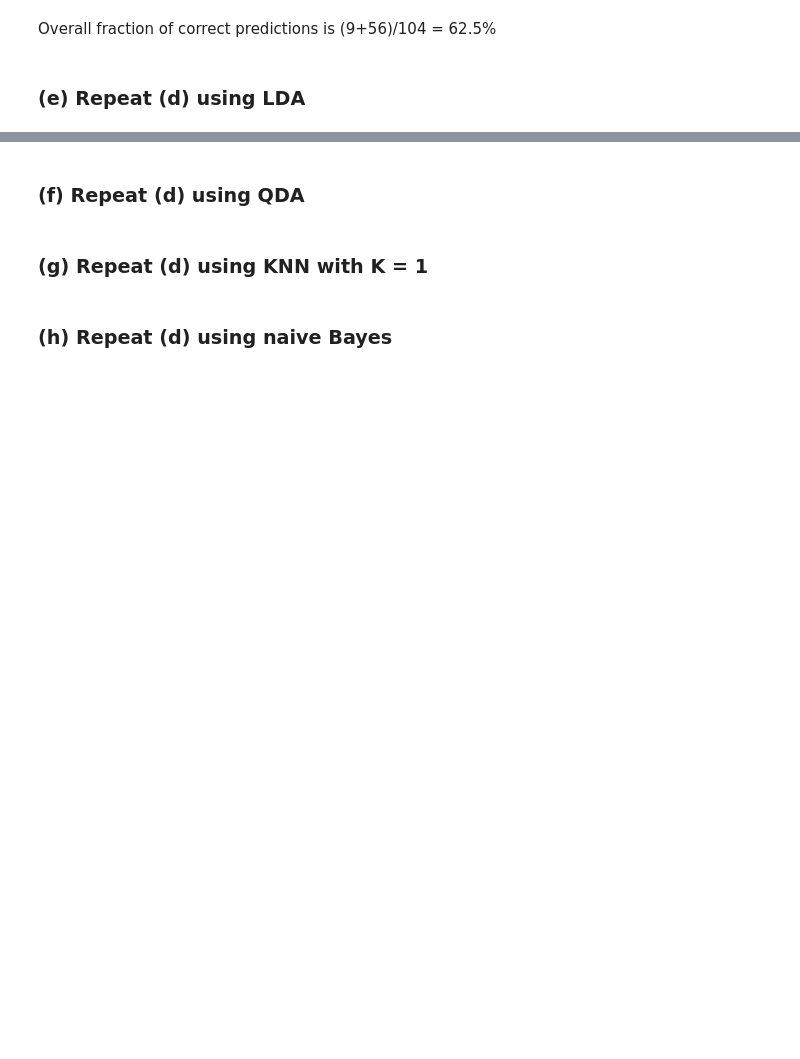
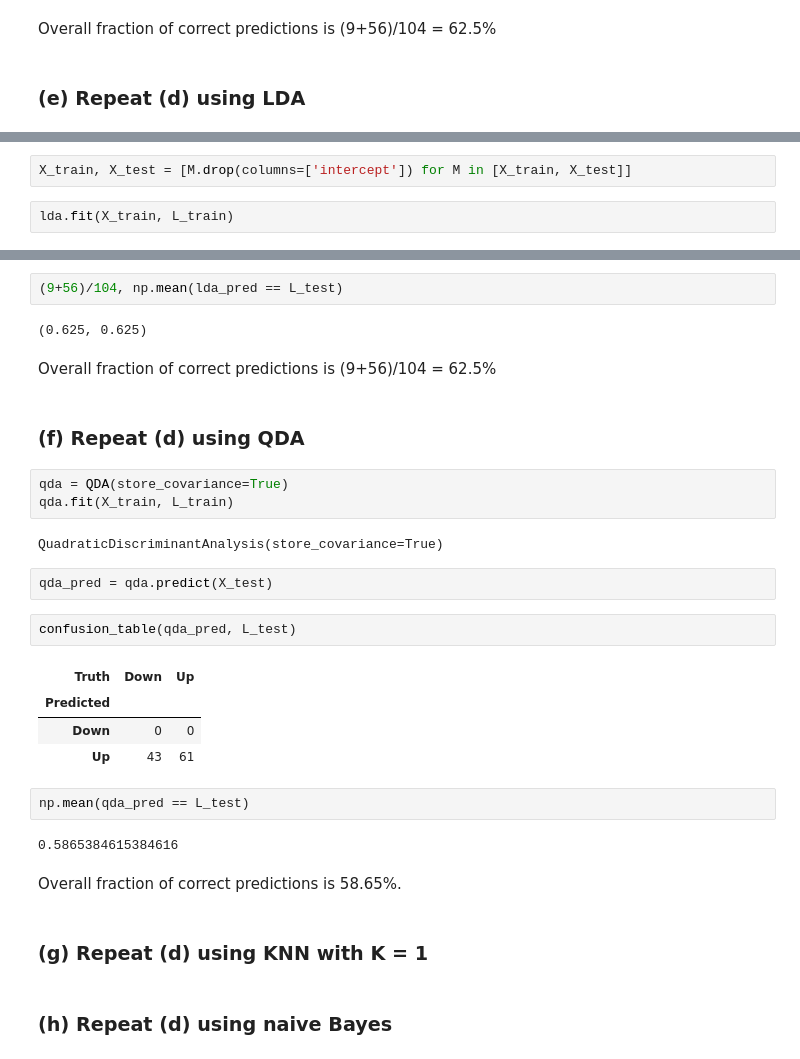
Before and after one commit to carmancater/an-introduction-to-statistical-learning-with-applications-in-python, a Jupyter notebook: Chapter 04 - Classification/Ch 4 Ex 13.ipynb, the cells around one changed output, grey strips where cells are left out. Cells and saved outputs as stored; diff of their text form; blank space fills up the shorter version.

```diff
--- a/Chapter 04 - Classification/Ch 4 Ex 13.ipynb
+++ b/Chapter 04 - Classification/Ch 4 Ex 13.ipynb
@@ -149,0 +155,4 @@ Overall fraction of correct predictions is (9+56)/104 = 62.5%
+# %%
+X_train, X_test = [M.drop(columns=['intercept']) for M in [X_train, X_test]]
+# %%
+lda.fit(X_train, L_train)
@@ -150,5 +170,31 @@ Overall fraction of correct predictions is (9+56)/104 = 62.5%
+# %%
+(9+56)/104, np.mean(lda_pred == L_test)
+# %% [output]
+(0.625, 0.625)
+# %% [markdown]
+Overall fraction of correct predictions is (9+56)/104 = 62.5%
 # %% [markdown]
 ### (f) Repeat (d) using QDA
+# %%
+qda = QDA(store_covariance=True)
+qda.fit(X_train, L_train)
+# %% [output]
+QuadraticDiscriminantAnalysis(store_covariance=True)
+# %%
+qda_pred = qda.predict(X_test)
+# %%
+confusion_table(qda_pred, L_test)
+# %% [output]
+| Truth | Down | Up |
+| Predicted |  |  |
+| Down | 0 | 0 |
+| Up | 43 | 61 |
+# %%
+np.mean(qda_pred == L_test)
+# %% [output]
+0.5865384615384616
+# %% [markdown]
+Overall fraction of correct predictions is 58.65%.
 # %% [markdown]
 ### (g) Repeat (d) using KNN with K = 1
 # %% [markdown]
```
Also changed, not shown: parts of 5 cells of this notebook.
